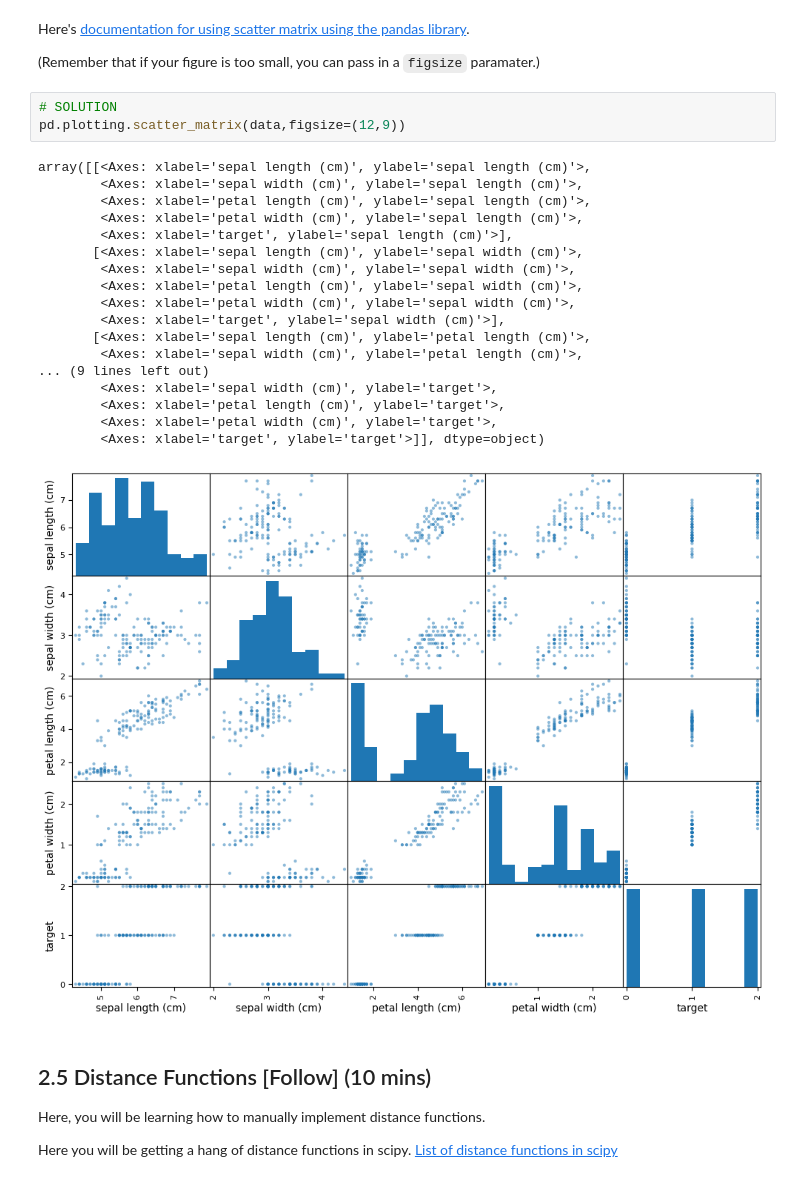
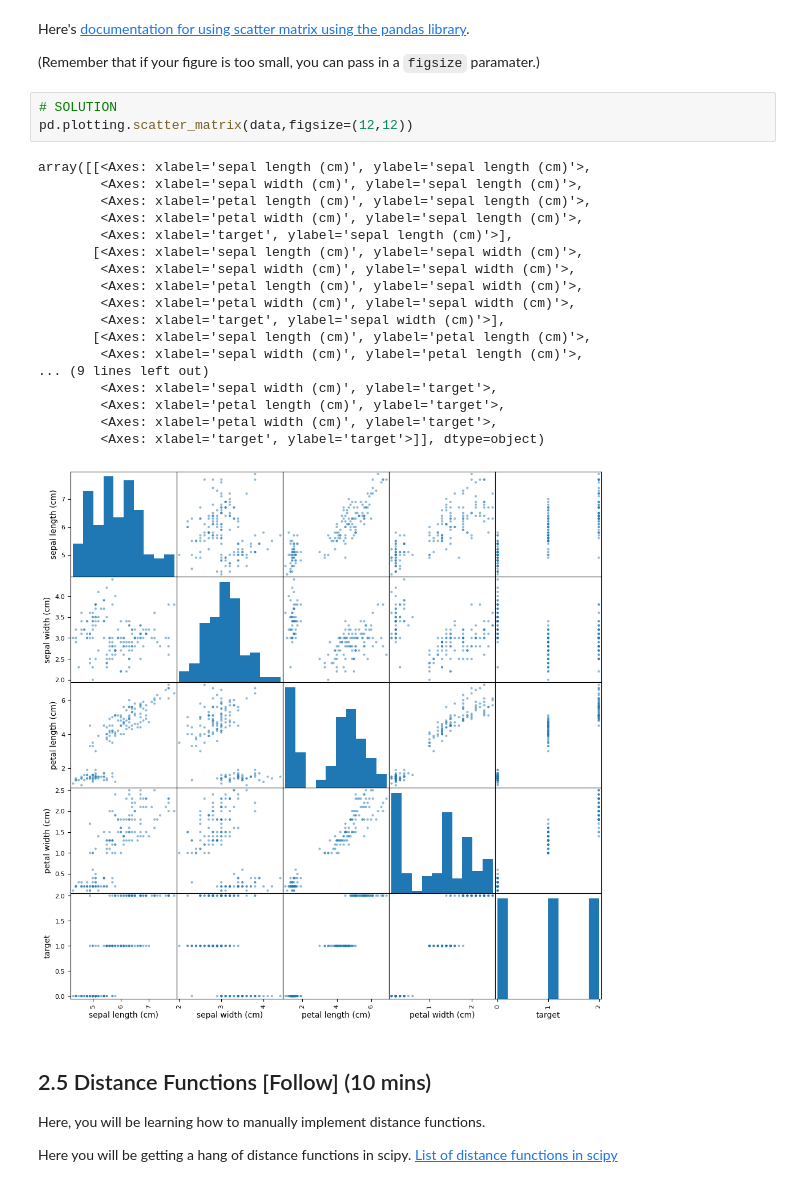
Before and after one commit to jeffgoeken/My_NCState_Homework, a Jupyter notebook: My_NCState_Homework/My_NCState_Homework/week 2/WKS2_Student.ipynb, the cells around one changed output. Saved outputs shown, nothing was run; the diff lists cells and outputs as text.

```diff
--- a/My_NCState_Homework/My_NCState_Homework/week 2/WKS2_Student.ipynb
+++ b/My_NCState_Homework/My_NCState_Homework/week 2/WKS2_Student.ipynb
@@ -450,26 +451,26 @@ Here's [documentation for using scatter matrix using the pandas library](https:/
 (Remember that if your figure is too small, you can pass in a `figsize` paramater.)
 # %%
 # SOLUTION
-pd.plotting.scatter_matrix(data,figsize=(12,9))
+pd.plotting.scatter_matrix(data,figsize=(12,12))
 # %% [output]
 array([[<Axes: xlabel='sepal length (cm)', ylabel='sepal length (cm)'>,
         <Axes: xlabel='sepal width (cm)', ylabel='sepal length (cm)'>,
         <Axes: xlabel='petal length (cm)', ylabel='sepal length (cm)'>,
         <Axes: xlabel='petal width (cm)', ylabel='sepal length (cm)'>,
         <Axes: xlabel='target', ylabel='sepal length (cm)'>],
        [<Axes: xlabel='sepal length (cm)', ylabel='sepal width (cm)'>,
         <Axes: xlabel='sepal width (cm)', ylabel='sepal width (cm)'>,
         <Axes: xlabel='petal length (cm)', ylabel='sepal width (cm)'>,
         <Axes: xlabel='petal width (cm)', ylabel='sepal width (cm)'>,
         <Axes: xlabel='target', ylabel='sepal width (cm)'>],
        [<Axes: xlabel='sepal length (cm)', ylabel='petal length (cm)'>,
         <Axes: xlabel='sepal width (cm)', ylabel='petal length (cm)'>,
 ... (9 lines left out)
         <Axes: xlabel='sepal width (cm)', ylabel='target'>,
         <Axes: xlabel='petal length (cm)', ylabel='target'>,
         <Axes: xlabel='petal width (cm)', ylabel='target'>,
         <Axes: xlabel='target', ylabel='target'>]], dtype=object)
-[figure, old version]
+[figure, new version]
 # %% [markdown]
 ## 2.5 Distance Functions [Follow] (10 mins)
 
```
Also changed, not shown: parts of 7 cells of this notebook.
